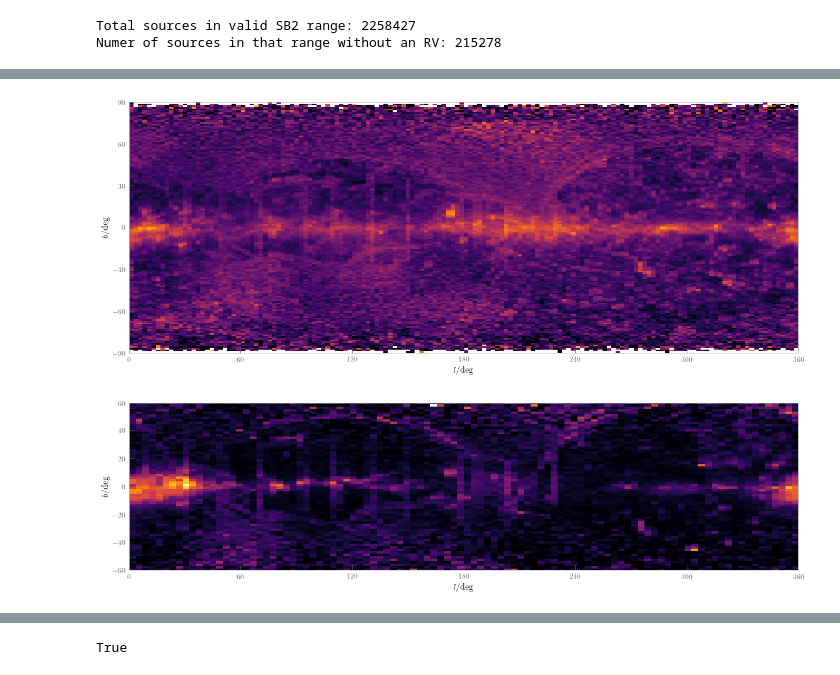
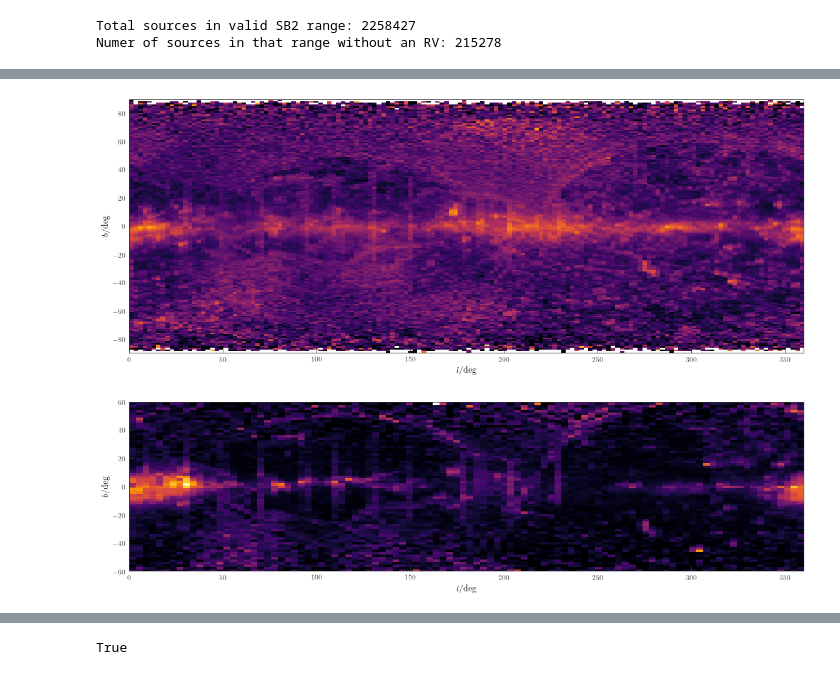
Before and after one commit to andycasey/velociraptor, a Jupyter notebook: notebooks/sb2.ipynb, the cells around one changed output, grey strips where cells are left out. Saved outputs shown, nothing was run; the diff lists cells and outputs as text; code cells hidden in the pictures.

```diff
--- a/notebooks/sb2.ipynb
+++ b/notebooks/sb2.ipynb
@@ -239,16 +239,14 @@ fig = plot_density_fraction(data["l"], data["b"], N_bins=300,
 # %%
 fig = plot_density_fraction(data["l"], data["b"], N_bins=(150, 150),
                             xlabel=r"$l / \mathrm{deg}$",
                             ylabel=r"$b / \mathrm{deg}$",
                             aspect=0.75, colorbar=False, figsize=(16, 8),
                             cmap="inferno")
 fig.axes[0].set_xlim(0, 360)
 fig.axes[0].set_ylim(-90, 90)
-fig.axes[0].xaxis.set_major_locator(MaxNLocator(6))
-fig.axes[0].yaxis.set_major_locator(MaxNLocator(6))
 fig.tight_layout()
 # %% [output]
-[figure, old version]
+[figure, new version]
 # %%
 B = 100
 fig = plot_density_fraction(data["l"], data["b"], N_bins=(B, B),
@@ -258,11 +256,9 @@ fig = plot_density_fraction(data["l"], data["b"], N_bins=(B, B),
                             cmap="inferno", mask=in_sb2_source_parameter_range)
 fig.axes[0].set_xlim(0, 360)
 fig.axes[0].set_ylim(-60, 60)
-fig.axes[0].xaxis.set_major_locator(MaxNLocator(6))
-fig.axes[0].yaxis.set_major_locator(MaxNLocator(6))
 fig.tight_layout()
 # %% [output]
-[figure, old version]
+[figure, new version]
 # %%
 from matplotlib.ticker import MaxNLocator
 def plot_average_grid_value(x, y, z, bins=(100, 100), function=np.nanmedian,
```
Also changed, not shown: parts of 28 cells of this notebook, 1 other file.
